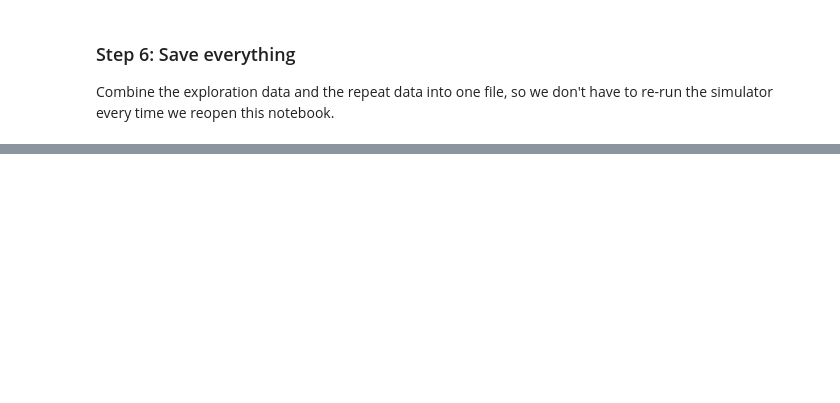
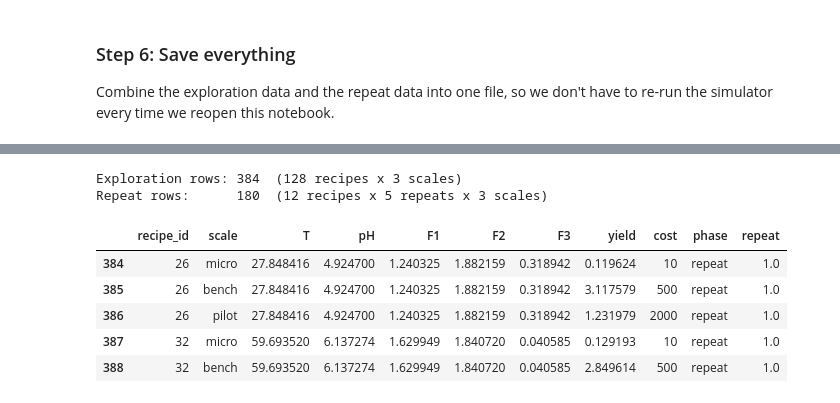
Before and after one commit to rushi-k-op/mlme_bioreactor, a Jupyter notebook: ALL_IN_ONE.ipynb, the cells around one changed output, grey strips where cells are left out. Saved outputs shown, nothing was run; the diff lists cells and outputs as text; code cells hidden in the pictures; blank space fills up the shorter version.

```diff
--- a/ALL_IN_ONE.ipynb
+++ b/ALL_IN_ONE.ipynb
@@ -150,0 +216,31 @@ print(f"Saved {len(df_all)} total rows to task1_2_data.csv")
+# %%
+# These imports are repeated here on purpose, so this chapter also runs
+# standalone in a fresh kernel -- you only need task1_2_data.csv on disk,
+# not a live re-run of Chapter 1's simulator calls.
+import numpy as np
+import pandas as pd
+import matplotlib.pyplot as plt
+
+df = pd.read_csv("task1_2_data.csv")
+
+scales = ["micro", "bench", "pilot"]
+
+df_repeat = df[df["phase"] == "repeat"].copy()
+df_explore = df[df["phase"] == "exploration"].copy()
+
+chosen_recipe_ids = sorted(df_repeat["recipe_id"].unique())
+n_recipes_explored = df_explore["recipe_id"].nunique()
+n_repeats = df_repeat["repeat"].nunique()
+
+print(f"Exploration rows: {len(df_explore)}  ({n_recipes_explored} recipes x {len(scales)} scales)")
+print(f"Repeat rows:      {len(df_repeat)}  ({len(chosen_recipe_ids)} recipes x {n_repeats} repeats x {len(scales)} scales)")
+df_repeat.head()
+# %% [output]
+Exploration rows: 384  (128 recipes x 3 scales)
+Repeat rows:      180  (12 recipes x 5 repeats x 3 scales)
+|  | recipe_id | scale | T | pH | F1 | F2 | F3 | yield | cost | phase | repeat |
+| 384 | 26 | micro | 27.848416 | 4.924700 | 1.240325 | 1.882159 | 0.318942 | 0.119624 | 10 | repeat | 1.0 |
+| 385 | 26 | bench | 27.848416 | 4.924700 | 1.240325 | 1.882159 | 0.318942 | 3.117579 | 500 | repeat | 1.0 |
+| 386 | 26 | pilot | 27.848416 | 4.924700 | 1.240325 | 1.882159 | 0.318942 | 1.231979 | 2000 | repeat | 1.0 |
+| 387 | 32 | micro | 59.693520 | 6.137274 | 1.629949 | 1.840720 | 0.040585 | 0.129193 | 10 | repeat | 1.0 |
+| 388 | 32 | bench | 59.693520 | 6.137274 | 1.629949 | 1.840720 | 0.040585 | 2.849614 | 500 | repeat | 1.0 |
```
Also changed, not shown: parts of 18 cells of this notebook, 23 other files.
